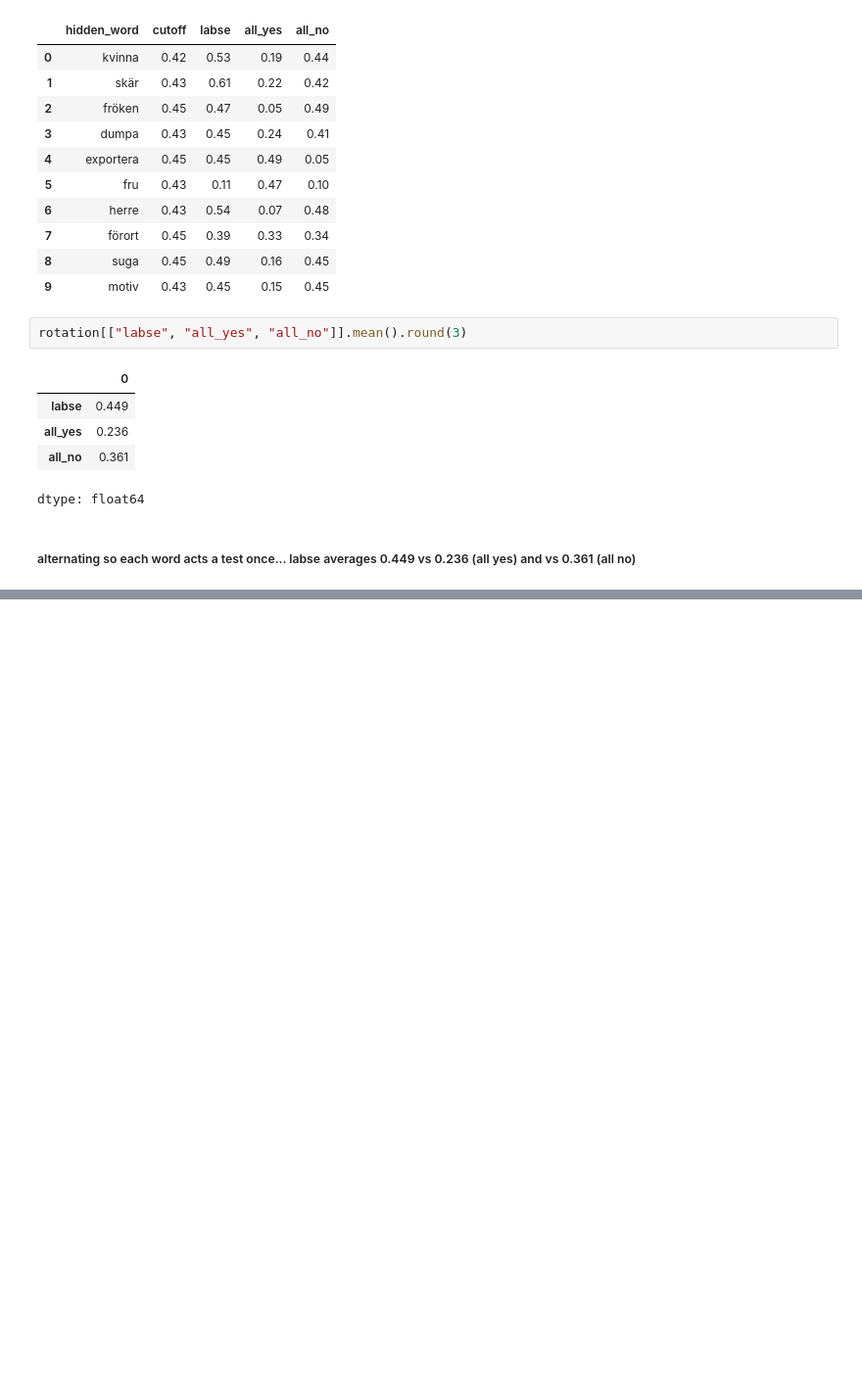
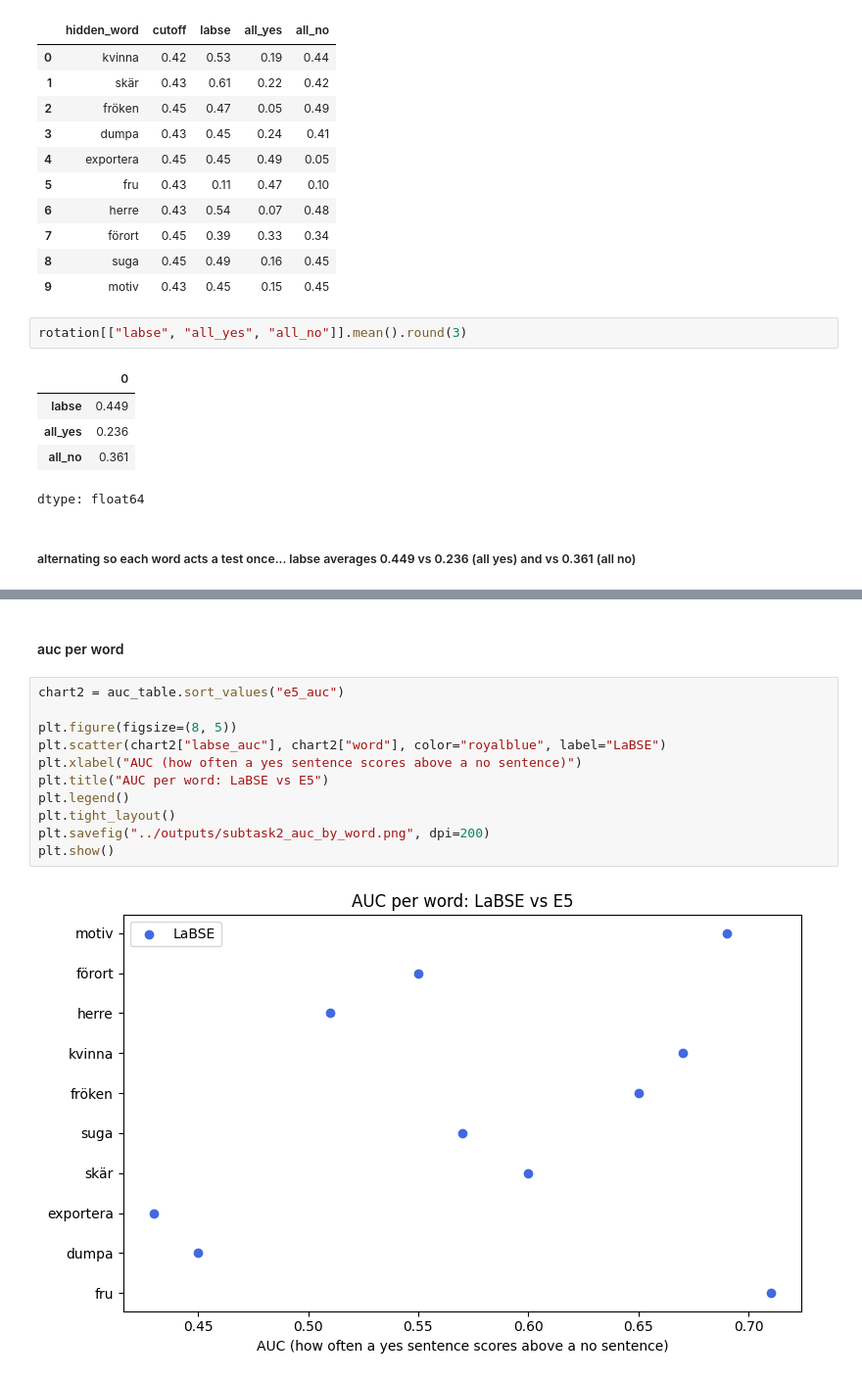
Before and after one commit to afridorian/semantic-change-over-time, a Jupyter notebook: src/swedish_subtask2.ipynb, the cells around one changed output, grey strips where cells are left out. Shown at 98% size. Cells and saved outputs as stored; diff of their text form; blank space fills up the shorter version.

```diff
--- a/src/swedish_subtask2.ipynb
+++ b/src/swedish_subtask2.ipynb
@@ -571,0 +621,15 @@ dtype: float64
+# %% [markdown]
+#### auc per word
+# %%
+chart2 = auc_table.sort_values("e5_auc")
+
+plt.figure(figsize=(8, 5))
+plt.scatter(chart2["labse_auc"], chart2["word"], color="royalblue", label="LaBSE")
+plt.xlabel("AUC (how often a yes sentence scores above a no sentence)")
+plt.title("AUC per word: LaBSE vs E5")
+plt.legend()
+plt.tight_layout()
+plt.savefig("../outputs/subtask2_auc_by_word.png", dpi=200)
+plt.show()
+# %% [output]
+[figure, added]
```
Also changed, not shown: parts of 13 cells of this notebook.
